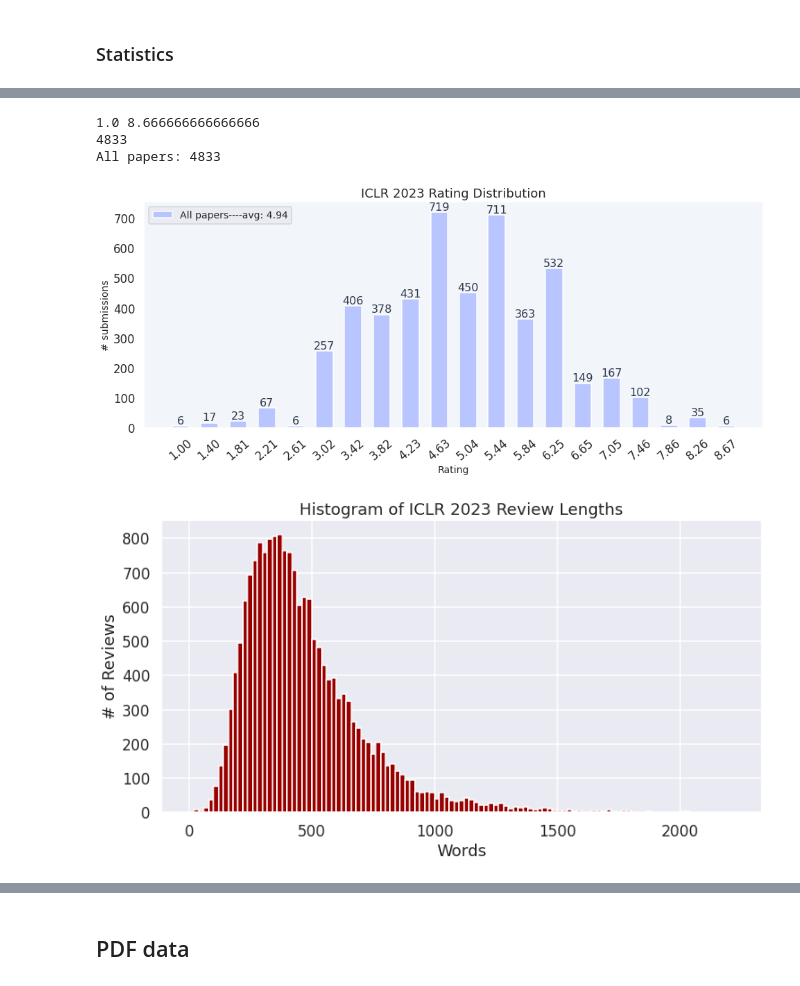
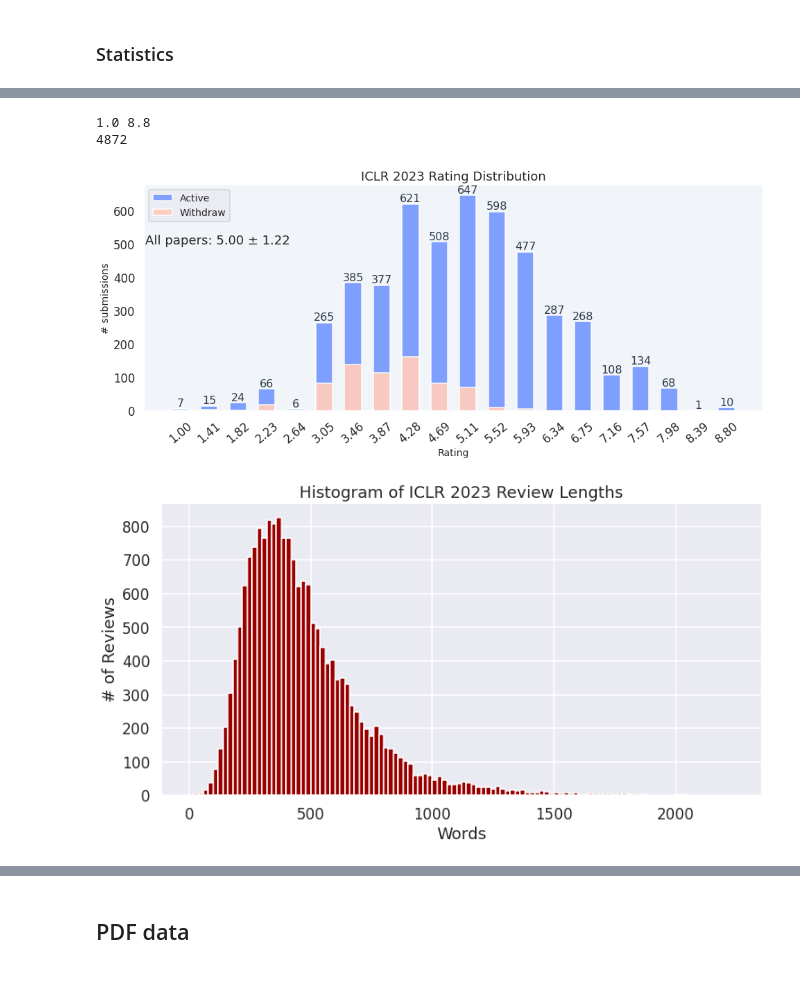
Before and after one commit to fedebotu/ICLR2023-OpenReviewData, a Jupyter notebook: notebooks/1. Plots.ipynb, the cells around one changed output, grey strips where cells are left out. Cells and saved outputs as stored; diff of their text form; code cells hidden in the pictures.

```diff
--- a/notebooks/1. Plots.ipynb
+++ b/notebooks/1. Plots.ipynb
@@ -29,14 +32,22 @@ data_path = '../data/'
 image_path = '../images/'
 
 venue_short = 'iclr2023'
-date = time.strftime("%Y%m%d")
+# date = time.strftime("%Y%m%d")
+date = '20221120'
+image_path_latest = image_path + date + '/'
 df = pd.read_csv(f'{data_path}{venue_short}_{date}.csv')
+
+df_old = pd.read_csv(f'{data_path}{venue_short}_20221105.csv')
 
 # get average rating for each paper from ratings column
 df['ratings_avg'] = df['ratings'].apply(lambda x: np.mean(eval(x)))
 df['ratings_std'] = df['ratings'].apply(lambda x: np.std(eval(x)))
 df['confidence_avg'] = df['confidences'].apply(lambda x: np.mean(eval(x)))
 df['confidence_std'] = df['confidences'].apply(lambda x: np.std(eval(x)))
+
+# get ratings old
+df['ratings_avg_old'] = df_old['ratings'].apply(lambda x: np.mean(eval(x)))
+df['ratings_old'] = df_old['ratings'].apply(lambda x: eval(x))
 # %%
 df.head()
 # %% [output]
@@ -138,54 +166,62 @@ rating_avgs.max()
 # %%
-data = df['ratings_avg']
 # data = df[df['withdraw'] == 0]['ratings_avg']
-rating_avgs = np.array(data)
+rating_avgs = df['ratings_avg']
 rating_avgs = rating_avgs[~np.isnan(rating_avgs)]
 _min, _max = rating_avgs.min(), rating_avgs.max()
 print(_min, _max)
 
 width = 0.24
-fig = plt.figure(figsize=[16, 6], frameon=False)
+fig = plt.figure(figsize=[16, 6])
+
+# set background color to white
+fig.patch.set_facecolor('white')
 
 ax = fig.add_subplot(1, 1, 1)
 ax.set_facecolor((0.898, 0.925, 0.965, 0.5))
 ax.spines['left'].set_color('w')
 ax.spines['bottom'].set_color('w')
 ax.spines['right'].set_color('w')
 ax.spines['top'].set_color('w')
 
 # all submissions
 hist, bin_edges = np.histogram(rating_avgs, bins=20, range=(_min, _max))
 # ax.bar(np.linspace(_min, _max, len(hist)), hist, width=width, alpha=0.95,
 #        color='#789BFF', capsize=4)
+
+# all
+ax.bar(np.linspace(_min, _max, len(hist)), hist, width=width, alpha=0.95,
+       color='#789BFF', capsize=4, label='Active')
+
+# withdrawn
+wd_avgs = df.query('withdraw==1')['ratings_avg']
+hist_reject, _ = np.histogram(wd_avgs, bins=20, range=(_min, _max))
+ax.bar(np.linspace(_min, _max, len(hist)), hist_reject, width=width, alpha=0.95,
+       color='#ffccbd', capsize=4, label='Withdraw')
+
 print(sum(hist))
 for i, v in zip(np.linspace(_min, _max, len(hist)), hist):
     ax.text(i - 0.05 * len(str(v)), v + 6.0, str(v), color='#2f3a49', fontsize=16)
 
-# papers
-hist_reject, _ = np.histogram(rating_avgs, bins=20, range=(_min, _max))
-print(f"All papers: {sum(hist_reject)}")
-ax.bar(np.linspace(_min, _max, len(hist)), hist_reject, width=width, alpha=0.95,
-       color='#B6C3FF', capsize=4, label=f'{"All papers":-<14}avg: {rating_avgs.mean():.2f}')
-
+ax.text(0.5, 500, f"All papers: {rating_avgs.mean():.2f} ± {rating_avgs.std():.2f}")
 
 # plt.ylim(0, 450)
 plt.xticks(ticks=np.linspace(_min, _max, len(hist)),
            rotation=40,
            labels=[f"{d:.2f}" for d in np.linspace(_min, _max, len(hist))])
 ax.set_ylabel(r"# submissions", fontsize=14)
 ax.set_xlabel("Rating", fontsize=14)
 ax.set_axisbelow(True)
 ax.grid()
 handles, labels = ax.get_legend_handles_labels()
-ax.legend(handles[::-1], labels[::-1], loc=2, fontsize=14)
+# ax.legend(handles[::-1], labels[::-1], loc=2, fontsize=14)
+ax.legend(loc=2, fontsize=14)
 plt.title('ICLR 2023 Rating Distribution')
 # make figure white
-plt.savefig(f'{image_path}stats_barplot_{date}.png')
+plt.savefig(f'{image_path_latest}stats_barplot.png')
 # %% [output]
-1.0 8.666666666666666
-4833
-All papers: 4833
+1.0 8.8
+4872
-[figure, old version]
+[figure, new version]
 # %%
 def flatten(l):
     return [item for sublist in l for item in sublist]
@@ -208,9 +244,9 @@ plt.hist(all_review_len_sorted_clip, bins=[v*interval for v in list(
     color='#990000')
 plt.xlabel('Words')
 plt.ylabel('# of Reviews')
-plt.savefig(f'{image_path}review_length_hist_{date}.png')
+plt.savefig(f'{image_path_latest}review_length_hist_{date}.png')
 # %% [output]
-[figure, old version]
+[figure, new version]
 # %%
 unique_ratings = np.unique(ratings)
 bins = [v*interval for v in list(np.array(range(np.max(review_lengths)//interval)))]
```
Also changed, not shown: parts of 11 cells of this notebook, 3 other files.
